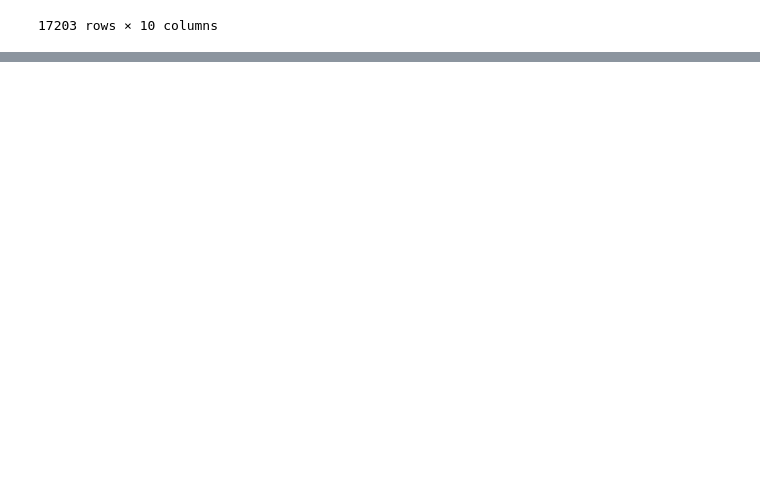
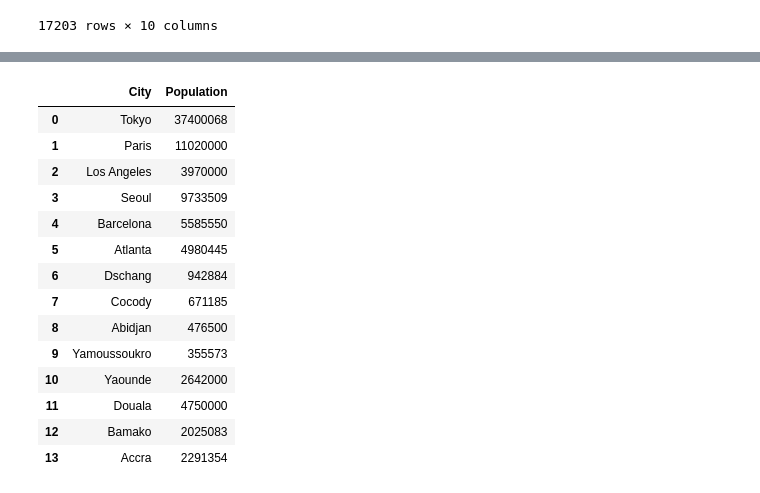
Before and after one commit to Wambaforestin/learning-python, a Jupyter notebook: python_libraries/learning_pandas2.0.ipynb, the cells around one changed output, grey strips where cells are left out. Cells and saved outputs as stored; diff of their text form; code cells hidden in the pictures; blank space fills up the shorter version.

Commit message:
Add new section for creating DataFrames and Series from scratch

```diff
--- a/python_libraries/learning_pandas2.0.ipynb
+++ b/python_libraries/learning_pandas2.0.ipynb
@@ -865,0 +868,7 @@ olpics_df[~olpics_df["Year"].isin(gap_years)]
+# %%
+City = ["Tokyo", "Paris", "Los Angeles", "Seoul", "Barcelona", "Atlanta", "Dschang", "Cocody", "Abidjan", "Yamoussoukro", "Yaounde", "Douala", "Bamako", "Accra"]
+Population = [37400068, 11020000, 3970000, 9733509, 5585550, 4980445, 942884, 671185, 476500, 355573, 2642000, 4750000, 2025083, 2291354]
+data = {
+    "City" : City,
+    "Population" : Population
+}
@@ -865,0 +895,25 @@ olpics_df[~olpics_df["Year"].isin(gap_years)]
+# %%
+# Creating the DataFrame, Method 1 : Using Series
+city_df = pd.DataFrame(
+    {
+        "City" : pd.Series(City),
+        "Population" : pd.Series(Population)
+    }
+)
+city_df
+# %% [output]
+|  | City | Population |
+| 0 | Tokyo | 37400068 |
+| 1 | Paris | 11020000 |
+| 2 | Los Angeles | 3970000 |
+| 3 | Seoul | 9733509 |
+| 4 | Barcelona | 5585550 |
+| 5 | Atlanta | 4980445 |
+| 6 | Dschang | 942884 |
+| 7 | Cocody | 671185 |
+| 8 | Abidjan | 476500 |
+| 9 | Yamoussoukro | 355573 |
+| 10 | Yaounde | 2642000 |
+| 11 | Douala | 4750000 |
+| 12 | Bamako | 2025083 |
+| 13 | Accra | 2291354 |
```
Also changed, not shown: parts of 5 cells of this notebook.
